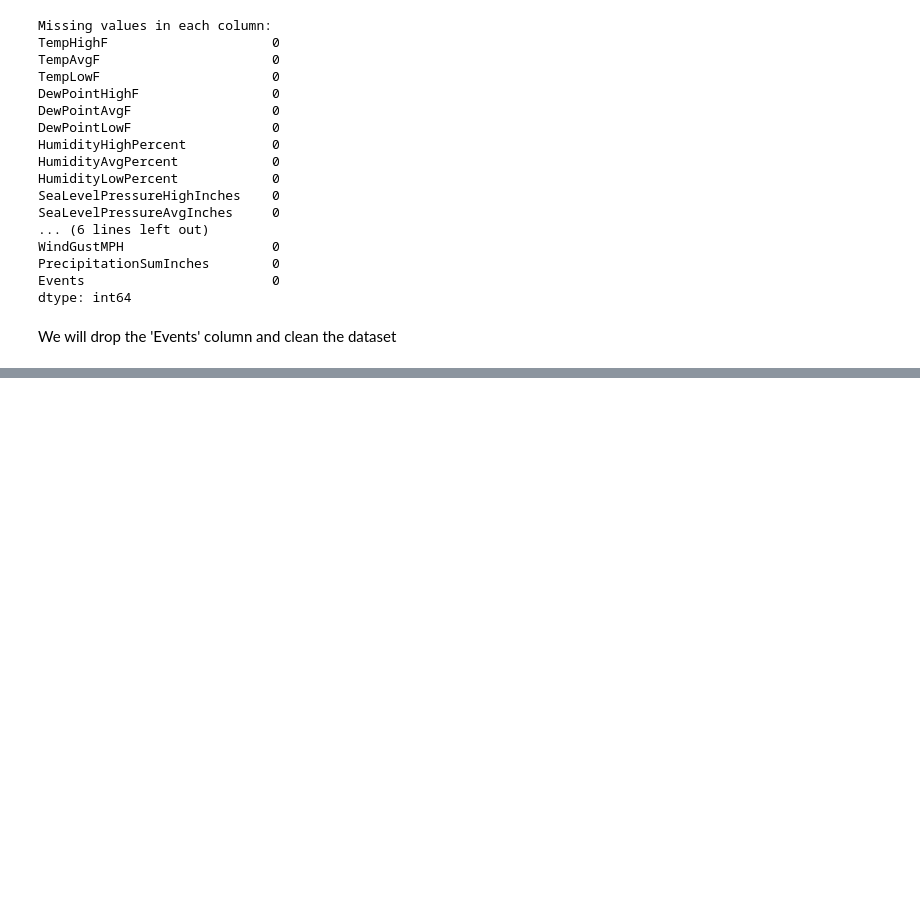
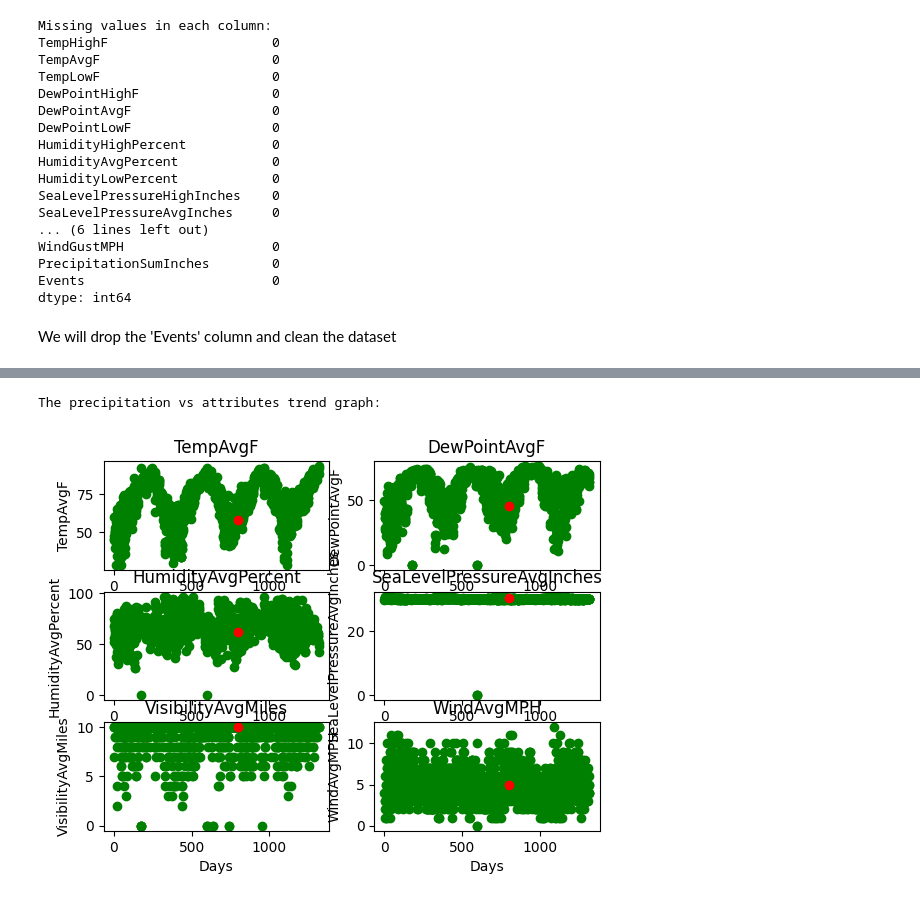
Before and after one commit to Vyomkesh-Vyas/rainfall-prediction, a Jupyter notebook: Rainfall Prediction.ipynb, the cells around one changed output, grey strips where cells are left out. Drawn from its saved outputs; the diff is of its cells as text; code cells hidden in the pictures; blank space fills up the shorter version.

```diff
--- a/Rainfall Prediction.ipynb
+++ b/Rainfall Prediction.ipynb
@@ -204,0 +120,13 @@ plt.show()
+# %%
+print("The precipitation vs attributes trend graph:")
+for i in range(x_vis.columns.size):
+    plt.subplot(3, 2, i + 1)
+    plt.scatter(days, x_vis[x_vis.columns.values[i][:100]], color='g')
+    plt.scatter(days[day_index], x_vis[x_vis.columns.values[i]][day_index], color='r')
+    plt.title(x_vis.columns.values[i])
+    plt.xlabel('Days')
+    plt.ylabel(x_vis.columns.values[i])
+plt.show()
+# %% [output]
+The precipitation vs attributes trend graph:
+[figure, added]
```
Also changed, not shown: parts of 20 cells of this notebook, 1 other file.
